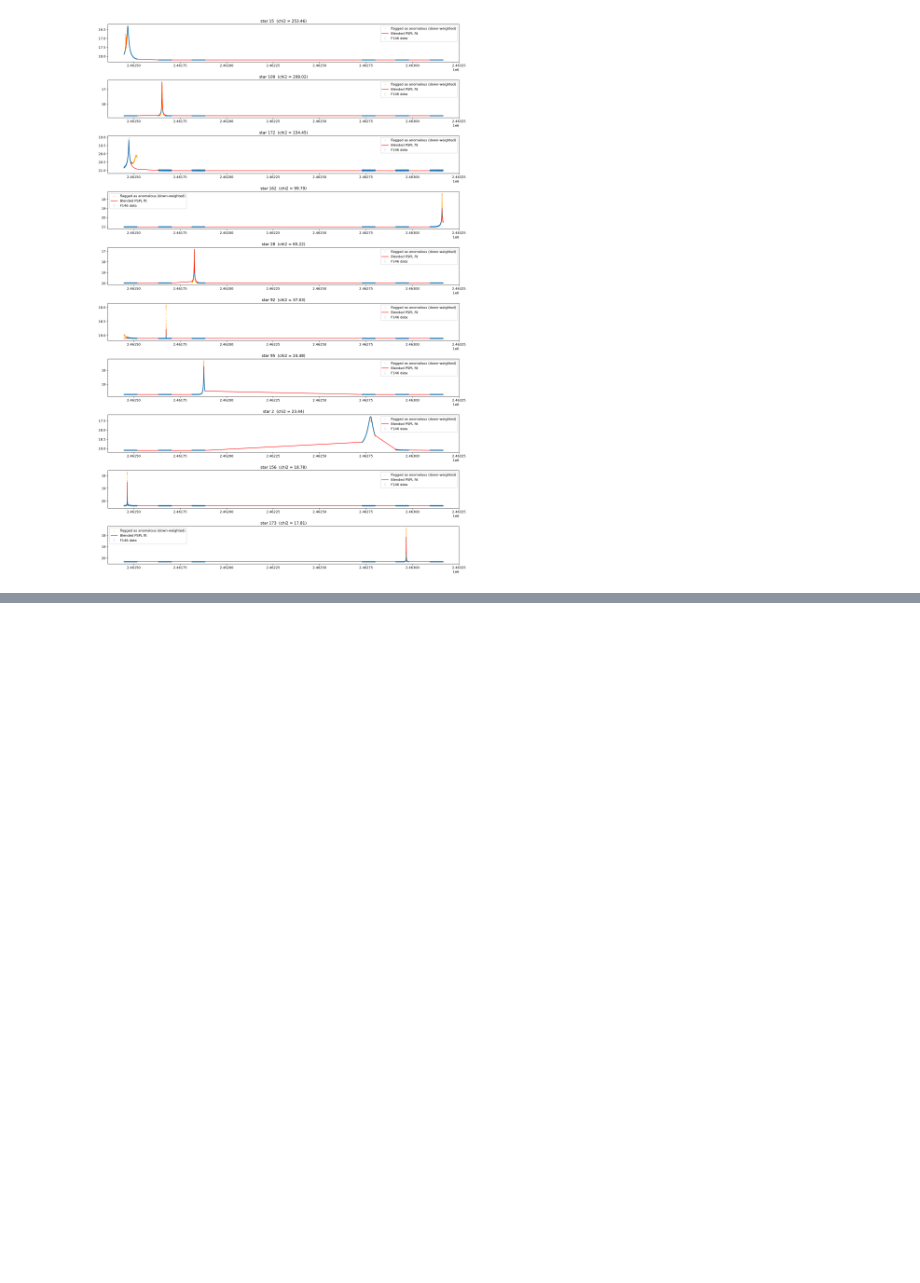
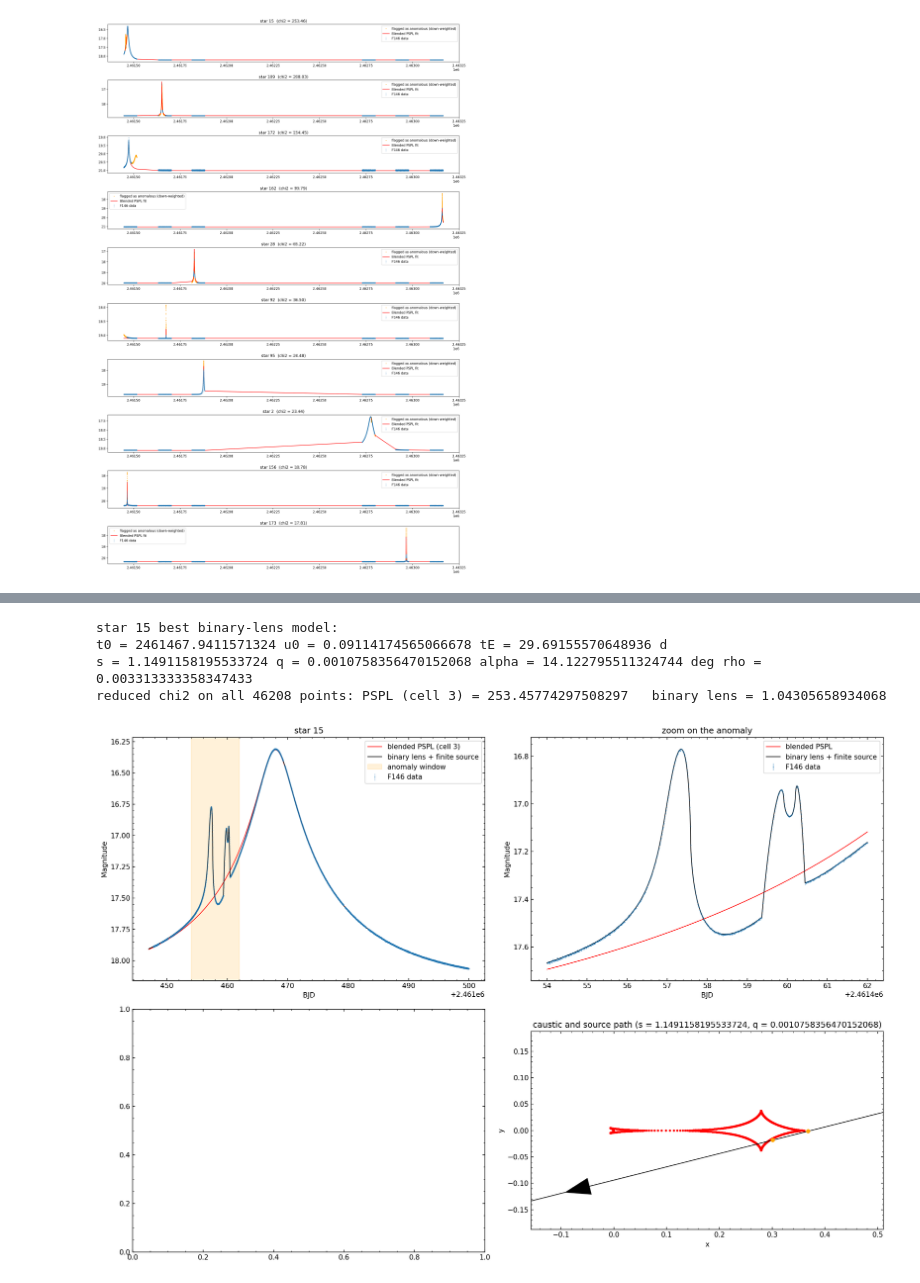
Before and after one commit to agastiyo/roman-data-challenge-uiuc, a Jupyter notebook: src/agastya_mathew_anuva/chi_ranking.ipynb, the cells around one changed output, grey strips where cells are left out. Cells and saved outputs as stored; diff of their text form; code cells hidden in the pictures; blank space fills up the shorter version.

Commit message:
Created a MulensModel Caustic Plot

```diff
--- a/src/agastya_mathew_anuva/chi_ranking.ipynb
+++ b/src/agastya_mathew_anuva/chi_ranking.ipynb
@@ -317,0 +434,68 @@ bjd=2461674.0584409  mag=17.920618339113986  mag_err=0.0023389119289519344  satu
+# %%
+# Step 4: score the best model on ALL F146 points, the same way cell 3 ranked the PSPL fits
+best_model = binary_model(best)
+A_all = best_model.get_magnification(bjd)
+Fs_best, Fb_best = linear_fluxes(A_all, flux, flux_err)
+# 9 parameters: the 7 model parameters plus Fs and Fb
+chi2_binary = np.sum(((flux - (Fs_best * A_all + Fb_best)) / flux_err)**2) / (len(bjd) - 9)
+
+r15 = [r for r in results if r["index"] == star][0]
+t0, u0, tE, s, log_q, alpha, log_rho = best
+print(f"star {star} best binary-lens model:")
+print(f"t0 = {t0:} u0 = {u0} tE = {tE:} d")
+print(f"s = {s} q = {10**log_q} alpha = {alpha} deg rho = {10**log_rho}")
+print(f"reduced chi2 on all {len(bjd)} points: PSPL (cell 3) = {r15['chi2']}   binary lens = {chi2_binary}")
+# %% [output]
+star 15 best binary-lens model:
+t0 = 2461467.9411571324 u0 = 0.09114174565066678 tE = 29.69155570648936 d
+s = 1.1491158195533724 q = 0.0010758356470152068 alpha = 14.122795511324744 deg rho = 0.003313333358347433
+reduced chi2 on all 46208 points: PSPL (cell 3) = 253.45774297508297   binary lens = 1.04305658934068
+# %%
+fig, axes = plt.subplots(2, 2, figsize=(16, 11), dpi=150)
+def model_mag_binary(t):
+    return m_ref - 2.5 * np.log10(Fs_best * best_model.get_magnification(t) + Fb_best)
+
+# Top left: the whole event
+ax = axes[0, 0]
+show = season1 & (bjd < 2461500)
+ax.errorbar(bjd[show], mag[show], yerr=mag_err[show], fmt='.', alpha=0.2, markersize=2, label="F146 data")
+t_model = np.linspace(2461447, 2461500, 4000)
+ax.plot(t_model, model_mag(t_model, r15["popt"], r15["m_ref"]), color="red", linewidth=1, label="blended PSPL (cell 3)")
+ax.plot(t_model, model_mag_binary(t_model), color="black", linewidth=1, label="binary lens + finite source")
+ax.axvspan(anomaly_start, anomaly_end, color="orange", alpha=0.15, label="anomaly window")
+ax.invert_yaxis()
+ax.set_xlabel("BJD")
+ax.set_ylabel("Magnitude")
+ax.set_title(f"star {star}")
+ax.legend()
+
+# Top right: zoom on the caustic crossings
+ax = axes[0, 1]
+zoom = in_anomaly
+ax.errorbar(bjd[zoom], mag[zoom], yerr=mag_err[zoom], fmt='.', alpha=0.3, markersize=2, label="F146 data")
+t_zoom = np.linspace(anomaly_start, anomaly_end, 4000)
+ax.plot(t_zoom, model_mag(t_zoom, r15["popt"], r15["m_ref"]), color="red", linewidth=1, label="blended PSPL")
+ax.plot(t_zoom, model_mag_binary(t_zoom), color="black", linewidth=1, label="binary lens + finite source")
+ax.invert_yaxis()
+ax.set_xlabel("BJD")
+ax.set_ylabel("Magnitude")
+ax.set_title("zoom on the anomaly")
+ax.legend()
+
+# Bottom right: the caustic and the source path, drawn by MulensModel
+ax = axes[1, 1]
+plt.sca(ax)
+best_model.plot_trajectory(t_range=[2461440, 2461500], caustics=True, color="black", linewidth=1)
+best_model.plot_source(times=[2461457.35, 2461459.4], color="orange")
+# Zoom on the caustic, with a bit of room around it
+caustic_x, caustic_y = mm.CausticsBinary(q=10**log_q, s=s).get_caustics(n_points=5000)
+ax.set_xlim(min(caustic_x) - 0.15, max(caustic_x) + 0.15)
+ax.set_ylim(min(caustic_y) - 0.15, max(caustic_y) + 0.15)
+ax.set_aspect("equal")
+ax.set_xlabel(r"x")
+ax.set_ylabel(r"y")
+ax.set_title(f"caustic and source path (s = {s}, q = {10**log_q})")
+plt.tight_layout()
+plt.show()
+# %% [output]
+[figure, added]
```
Also changed, not shown: parts of 10 cells of this notebook.
